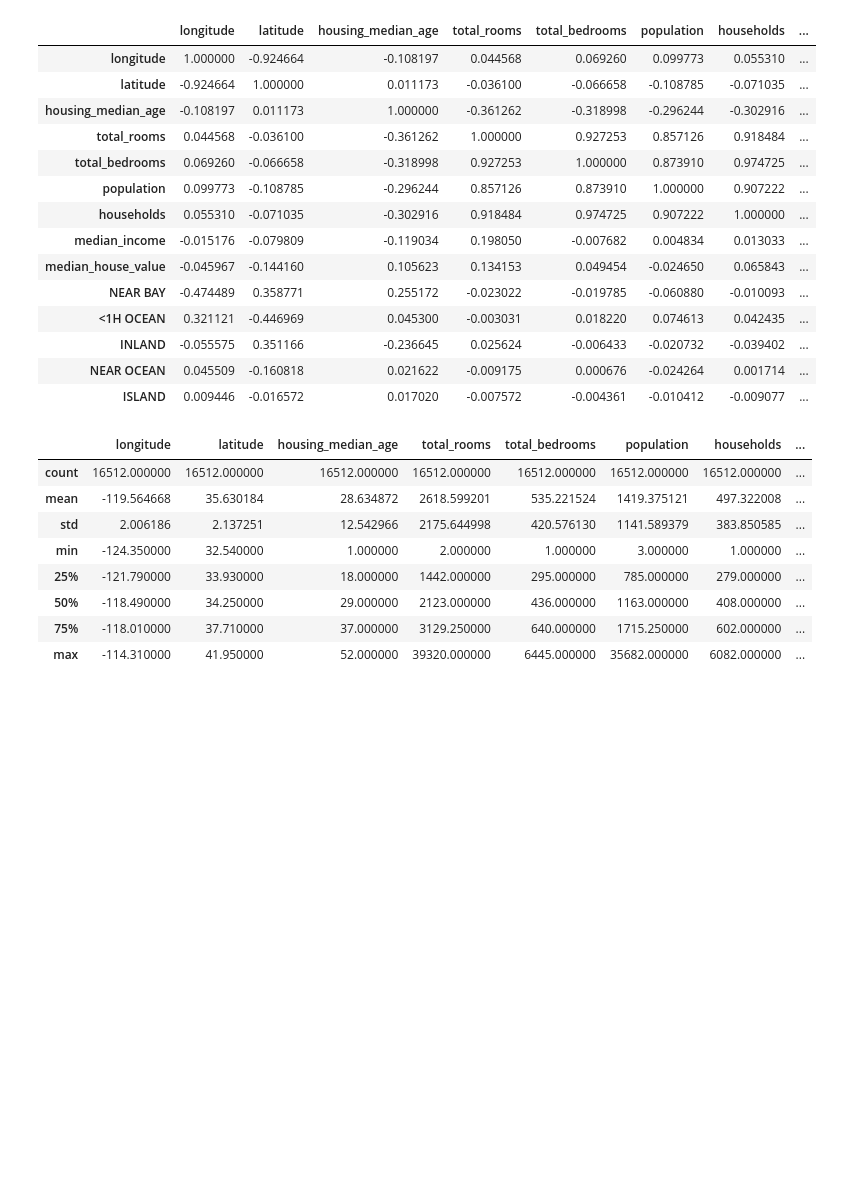
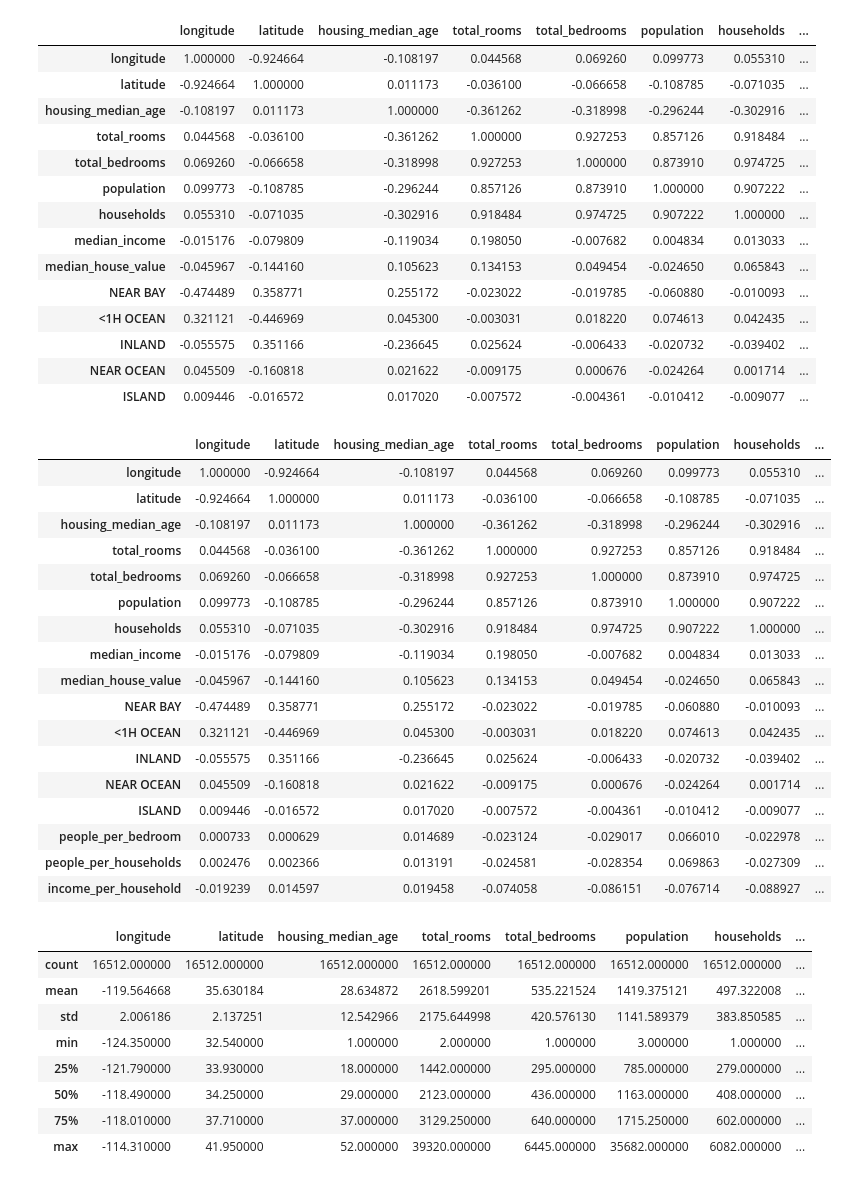
Before and after one commit to dmazilkin/ML-LinearRegression, a Jupyter notebook: nootebooks/housing.ipynb, the cells around one changed output. Cells and saved outputs as stored; diff of their text form; code cells hidden in the pictures; blank space fills up the shorter version.

```diff
--- a/nootebooks/housing.ipynb
+++ b/nootebooks/housing.ipynb
@@ -73,3 +78,24 @@ df.corr()
+# %%
+df.corr()
+# %% [output]
+|  | longitude | latitude | housing_median_age | total_rooms | total_bedrooms | population | households | ... |
+| longitude | 1.000000 | -0.924664 | -0.108197 | 0.044568 | 0.069260 | 0.099773 | 0.055310 | ... |
+| latitude | -0.924664 | 1.000000 | 0.011173 | -0.036100 | -0.066658 | -0.108785 | -0.071035 | ... |
+| housing_median_age | -0.108197 | 0.011173 | 1.000000 | -0.361262 | -0.318998 | -0.296244 | -0.302916 | ... |
+| total_rooms | 0.044568 | -0.036100 | -0.361262 | 1.000000 | 0.927253 | 0.857126 | 0.918484 | ... |
+| total_bedrooms | 0.069260 | -0.066658 | -0.318998 | 0.927253 | 1.000000 | 0.873910 | 0.974725 | ... |
+| population | 0.099773 | -0.108785 | -0.296244 | 0.857126 | 0.873910 | 1.000000 | 0.907222 | ... |
+| households | 0.055310 | -0.071035 | -0.302916 | 0.918484 | 0.974725 | 0.907222 | 1.000000 | ... |
+| median_income | -0.015176 | -0.079809 | -0.119034 | 0.198050 | -0.007682 | 0.004834 | 0.013033 | ... |
+| median_house_value | -0.045967 | -0.144160 | 0.105623 | 0.134153 | 0.049454 | -0.024650 | 0.065843 | ... |
+| NEAR BAY | -0.474489 | 0.358771 | 0.255172 | -0.023022 | -0.019785 | -0.060880 | -0.010093 | ... |
+| <1H OCEAN | 0.321121 | -0.446969 | 0.045300 | -0.003031 | 0.018220 | 0.074613 | 0.042435 | ... |
+| INLAND | -0.055575 | 0.351166 | -0.236645 | 0.025624 | -0.006433 | -0.020732 | -0.039402 | ... |
+| NEAR OCEAN | 0.045509 | -0.160818 | 0.021622 | -0.009175 | 0.000676 | -0.024264 | 0.001714 | ... |
+| ISLAND | 0.009446 | -0.016572 | 0.017020 | -0.007572 | -0.004361 | -0.010412 | -0.009077 | ... |
+| people_per_bedroom | 0.000733 | 0.000629 | 0.014689 | -0.023124 | -0.029017 | 0.066010 | -0.022978 | ... |
+| people_per_households | 0.002476 | 0.002366 | 0.013191 | -0.024581 | -0.028354 | 0.069863 | -0.027309 | ... |
+| income_per_household | -0.019239 | 0.014597 | 0.019458 | -0.074058 | -0.086151 | -0.076714 | -0.088927 | ... |
 # %%
 # shuffle data and split into 80% training dataset and 20% test dataset
 seed = 14
```
Also changed, not shown: parts of 6 cells of this notebook.
